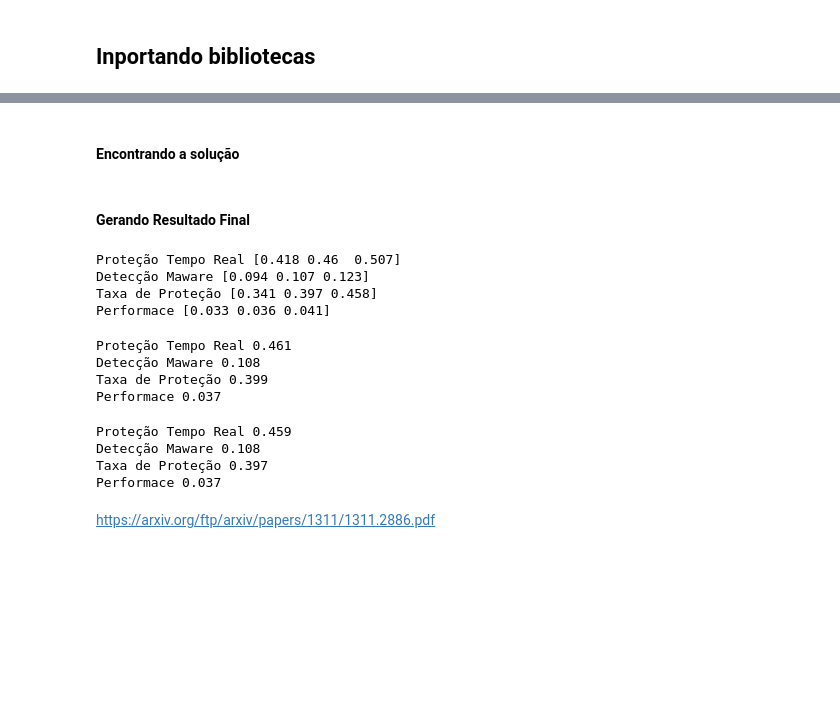
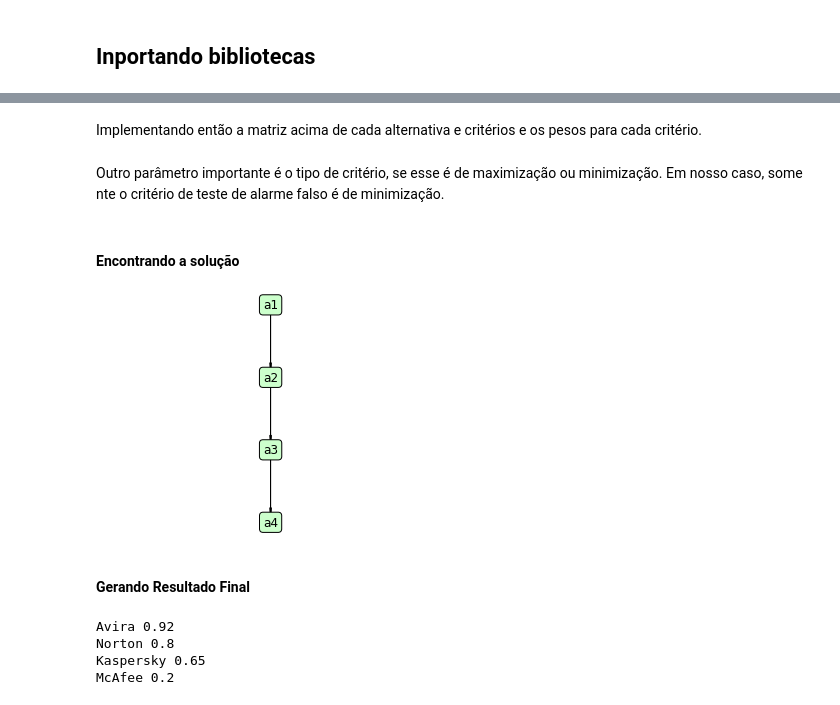
Before and after one commit to jvataidee/PesquisaOperacional, a Jupyter notebook: atividade_logica_fuzzy.ipynb, the cells around one changed output, grey strips where cells are left out. Drawn from its saved outputs; the diff is of its cells as text; code cells hidden in the pictures; blank space fills up the shorter version.

```diff
--- a/atividade_logica_fuzzy.ipynb
+++ b/atividade_logica_fuzzy.ipynb
@@ -44,36 +55,34 @@ dataset = list([
+# %% [markdown]
+Implementando então a matriz acima de cada alternativa e critérios e os pesos para cada critério.
+# %%
+antivirus = ["Avira", "Norton", "Kaspersky", "McAfee"]
+
+weights = list([[(7,9,9), (5,7,9), (5,7,9), (3,5,7), (1,3,5)]])
+
+dataset = list([
+    [ (7,9,9),  (7,9,9),  (5,7,9),  (5,7,9),  (7,9,9)],    #Avira
+    [ (7,9,9),  (7,9,9),  (5,7,9),  (1,1,3),  (5,7,9)],    #Norton
+    [ (1,3,5),  (5,7,9),  (5,7,9),  (7,9,9),  (7,9,9)],    #Kaspersky
+    [ (1,3,5),  (1,1,3),  (1,1,3),  (7,9,9),  (7,9,9)]])    #McAfee
+# %% [markdown]
+Outro parâmetro importante é o tipo de critério, se esse é de maximização ou minimização. Em nosso caso, somente o critério de teste de alarme falso é de minimização.
+# %%
+criterion_type = ['max', 'max', 'max', 'max', 'min']
 # %% [markdown]
 #### Encontrando a solução
 # %%
 # Call Fuzzy AHP Function
-fuzzy_weights, defuzzified_weights, normalized_weights, rc = fuzzy_ahp_method(dataset)
+relative_closeness = fuzzy_topsis_method(dataset, weights, criterion_type, graph = True)
+# %% [output]
+[figure, added]
 # %% [markdown]
 #### Gerando Resultado Final
 # %%
-# Fuzzy Weigths
-for i in range(0, len(fuzzy_weights)):
-  print(antivirus[i], np.around(fuzzy_weights[i], 3))
+# Rank
+for i in range(0, relative_closeness.shape[0]):
+  print(antivirus[i], round(relative_closeness[i], 2))
 # %% [output]
-Proteção Tempo Real [0.418 0.46  0.507]
-Detecção Maware [0.094 0.107 0.123]
-Taxa de Proteção [0.341 0.397 0.458]
-Performace [0.033 0.036 0.041]
+Avira 0.92
+Norton 0.8
+Kaspersky 0.65
+McAfee 0.2
-# %%
-# Crisp Weigths
-for i in range(0, len(defuzzified_weights)):
-  print(antivirus[i], round(defuzzified_weights[i], 3))
-# %% [output]
-Proteção Tempo Real 0.461
-Detecção Maware 0.108
-Taxa de Proteção 0.399
-Performace 0.037
-# %%
-# Normalized Weigths
-for i in range(0, len(normalized_weights)):
-  print(antivirus[i], round(normalized_weights[i], 3))
-# %% [output]
-Proteção Tempo Real 0.459
-Detecção Maware 0.108
-Taxa de Proteção 0.397
-Performace 0.037
-# %% [markdown]
-https://arxiv.org/ftp/arxiv/papers/1311/1311.2886.pdf
```
Also changed, not shown: parts of 12 cells of this notebook.
